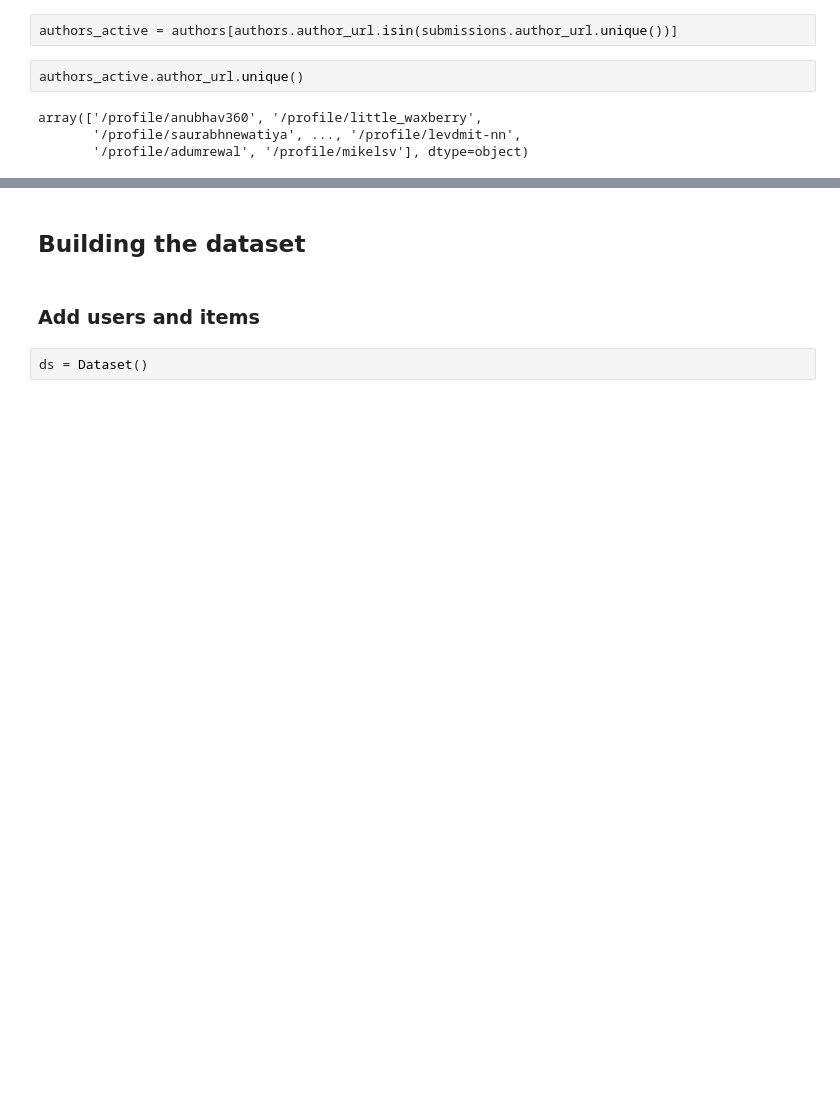
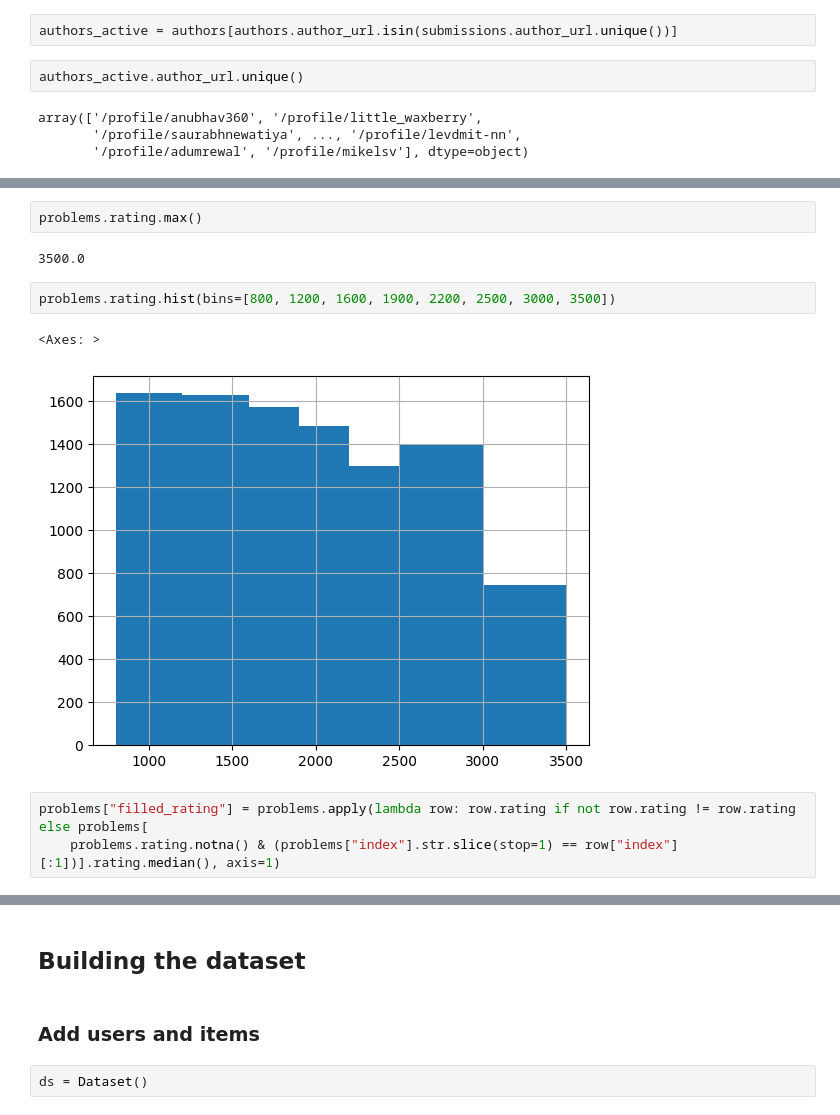
Before and after one commit to tp-study-ai/ML, a Jupyter notebook: notebooks/lightfm-recsys-try.ipynb, the cells around one changed output, grey strips where cells are left out. Saved outputs shown, nothing was run; the diff lists cells and outputs as text; blank space fills up the shorter version.

```diff
--- a/notebooks/lightfm-recsys.ipynb
+++ b/notebooks/lightfm-recsys-try.ipynb
@@ -88,0 +178,12 @@ for i in submissions.problem_url[:5]:
+# %%
+problems.rating.max()
+# %% [output]
+3500.0
+# %%
+problems.rating.hist(bins=[800, 1200, 1600, 1900, 2200, 2500, 3000, 3500])
+# %% [output]
+<Axes: >
+[figure, added]
+# %%
+problems["filled_rating"] = problems.apply(lambda row: row.rating if not row.rating != row.rating else problems[
+    problems.rating.notna() & (problems["index"].str.slice(stop=1) == row["index"][:1])].rating.median(), axis=1)
```
Also changed, not shown: parts of 30 cells of this notebook, 4 other files.
